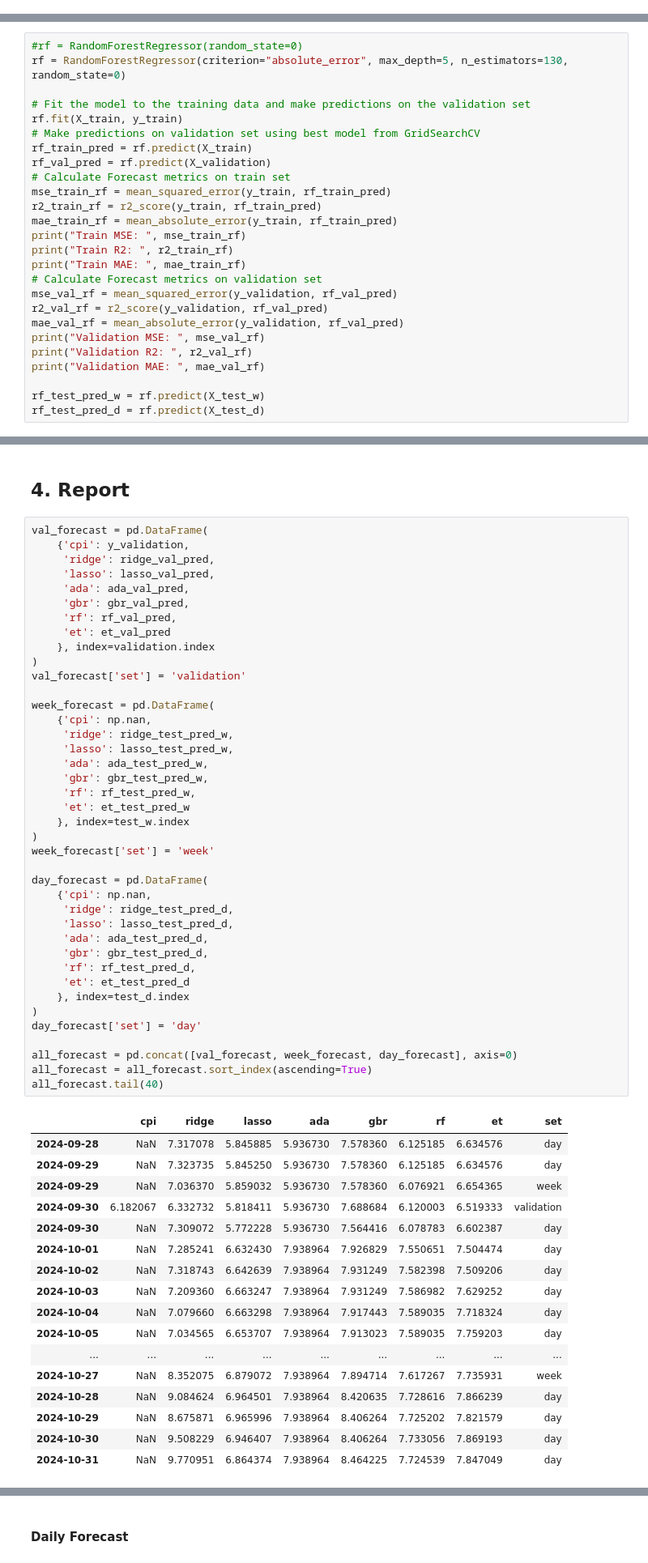
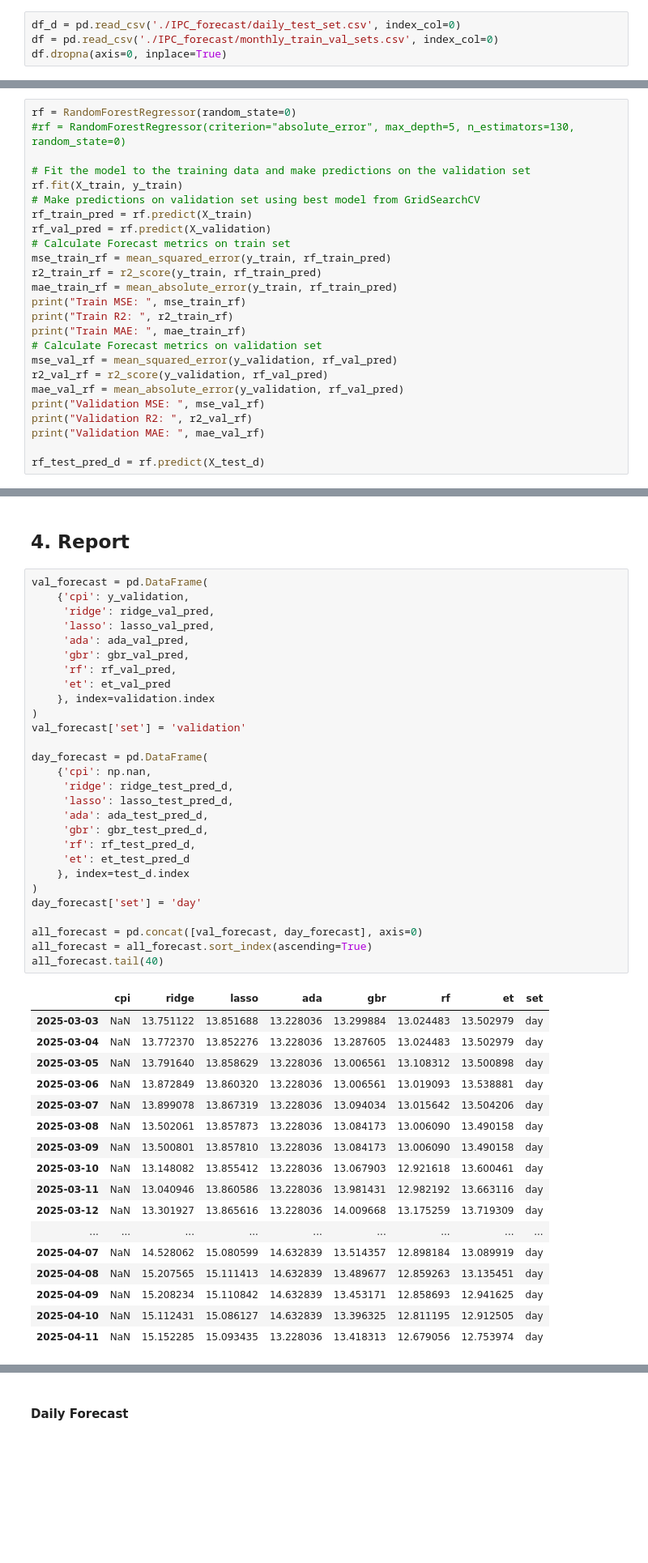
Before and after one commit to osmarbolivar/Sentiment-Analysis-Criptocurrency, a Jupyter notebook: F0_Forecast.ipynb, the cells around one changed output, grey strips where cells are left out. Shown at 81% size. Drawn from its saved outputs; the diff is of its cells as text; blank space fills up the shorter version.

Commit message:
inflation_forecast

```diff
--- a/F0_Forecast.ipynb
+++ b/F0_Forecast.ipynb
@@ -65,3 +22,7 @@ df_d.drop(columns=["freq"], inplace=True)
+# %%
+df_d = pd.read_csv('./IPC_forecast/daily_test_set.csv', index_col=0)
+df = pd.read_csv('./IPC_forecast/monthly_train_val_sets.csv', index_col=0)
+df.dropna(axis=0, inplace=True)
 # %%
 isna = df.isna().sum()
 isna[isna > 0]
@@ -388,8 +327,8 @@ Validation MSE:  0.324
 Validation R2:  0.853
 Validation MAE:  0.434
 # %%
-#rf = RandomForestRegressor(random_state=0)
-rf = RandomForestRegressor(criterion="absolute_error", max_depth=5, n_estimators=130, random_state=0)
+rf = RandomForestRegressor(random_state=0)
+#rf = RandomForestRegressor(criterion="absolute_error", max_depth=5, n_estimators=130, random_state=0)
 
 # Fit the model to the training data and make predictions on the validation set
 rf.fit(X_train, y_train)
@@ -411,6 +350,5 @@ print("Validation MSE: ", mse_val_rf)
 print("Validation R2: ", r2_val_rf)
 print("Validation MAE: ", mae_val_rf)
 
-rf_test_pred_w = rf.predict(X_test_w)
 rf_test_pred_d = rf.predict(X_test_d)
 # %% [output]
@@ -510,61 +446,49 @@ feature_importance_et.head(30)
 # %%
 val_forecast = pd.DataFrame(
     {'cpi': y_validation,
      'ridge': ridge_val_pred,
      'lasso': lasso_val_pred,
      'ada': ada_val_pred,
      'gbr': gbr_val_pred,
      'rf': rf_val_pred,
      'et': et_val_pred
     }, index=validation.index
 )
 val_forecast['set'] = 'validation'
 
-week_forecast = pd.DataFrame(
-    {'cpi': np.nan,
-     'ridge': ridge_test_pred_w,
-     'lasso': lasso_test_pred_w,
-     'ada': ada_test_pred_w,
-     'gbr': gbr_test_pred_w,
-     'rf': rf_test_pred_w,
-     'et': et_test_pred_w
-    }, index=test_w.index
-)
-week_forecast['set'] = 'week'
-
 day_forecast = pd.DataFrame(
     {'cpi': np.nan,
      'ridge': ridge_test_pred_d,
      'lasso': lasso_test_pred_d,
      'ada': ada_test_pred_d,
      'gbr': gbr_test_pred_d,
      'rf': rf_test_pred_d,
      'et': et_test_pred_d
     }, index=test_d.index
 )
 day_forecast['set'] = 'day'
 
-all_forecast = pd.concat([val_forecast, week_forecast, day_forecast], axis=0)
+all_forecast = pd.concat([val_forecast, day_forecast], axis=0)
 all_forecast = all_forecast.sort_index(ascending=True)
 all_forecast.tail(40)
 # %% [output]
 |  | cpi | ridge | lasso | ada | gbr | rf | et | set |
-| 2024-09-28 | NaN | 7.317078 | 5.845885 | 5.936730 | 7.578360 | 6.125185 | 6.634576 | day |
-| 2024-09-29 | NaN | 7.323735 | 5.845250 | 5.936730 | 7.578360 | 6.125185 | 6.634576 | day |
-| 2024-09-29 | NaN | 7.036370 | 5.859032 | 5.936730 | 7.578360 | 6.076921 | 6.654365 | week |
-| 2024-09-30 | 6.182067 | 6.332732 | 5.818411 | 5.936730 | 7.688684 | 6.120003 | 6.519333 | validation |
-| 2024-09-30 | NaN | 7.309072 | 5.772228 | 5.936730 | 7.564416 | 6.078783 | 6.602387 | day |
-| 2024-10-01 | NaN | 7.285241 | 6.632430 | 7.938964 | 7.926829 | 7.550651 | 7.504474 | day |
-| 2024-10-02 | NaN | 7.318743 | 6.642639 | 7.938964 | 7.931249 | 7.582398 | 7.509206 | day |
-| 2024-10-03 | NaN | 7.209360 | 6.663247 | 7.938964 | 7.931249 | 7.586982 | 7.629252 | day |
-| 2024-10-04 | NaN | 7.079660 | 6.663298 | 7.938964 | 7.917443 | 7.589035 | 7.718324 | day |
-| 2024-10-05 | NaN | 7.034565 | 6.653707 | 7.938964 | 7.913023 | 7.589035 | 7.759203 | day |
+| 2025-03-03 | NaN | 13.751122 | 13.851688 | 13.228036 | 13.299884 | 13.024483 | 13.502979 | day |
+| 2025-03-04 | NaN | 13.772370 | 13.852276 | 13.228036 | 13.287605 | 13.024483 | 13.502979 | day |
+| 2025-03-05 | NaN | 13.791640 | 13.858629 | 13.228036 | 13.006561 | 13.108312 | 13.500898 | day |
+| 2025-03-06 | NaN | 13.872849 | 13.860320 | 13.228036 | 13.006561 | 13.019093 | 13.538881 | day |
+| 2025-03-07 | NaN | 13.899078 | 13.867319 | 13.228036 | 13.094034 | 13.015642 | 13.504206 | day |
+| 2025-03-08 | NaN | 13.502061 | 13.857873 | 13.228036 | 13.084173 | 13.006090 | 13.490158 | day |
+| 2025-03-09 | NaN | 13.500801 | 13.857810 | 13.228036 | 13.084173 | 13.006090 | 13.490158 | day |
+| 2025-03-10 | NaN | 13.148082 | 13.855412 | 13.228036 | 13.067903 | 12.921618 | 13.600461 | day |
+| 2025-03-11 | NaN | 13.040946 | 13.860586 | 13.228036 | 13.981431 | 12.982192 | 13.663116 | day |
+| 2025-03-12 | NaN | 13.301927 | 13.865616 | 13.228036 | 14.009668 | 13.175259 | 13.719309 | day |
 | ... | ... | ... | ... | ... | ... | ... | ... | ... |
-| 2024-10-27 | NaN | 8.352075 | 6.879072 | 7.938964 | 7.894714 | 7.617267 | 7.735931 | week |
-| 2024-10-28 | NaN | 9.084624 | 6.964501 | 7.938964 | 8.420635 | 7.728616 | 7.866239 | day |
-| 2024-10-29 | NaN | 8.675871 | 6.965996 | 7.938964 | 8.406264 | 7.725202 | 7.821579 | day |
-| 2024-10-30 | NaN | 9.508229 | 6.946407 | 7.938964 | 8.406264 | 7.733056 | 7.869193 | day |
-| 2024-10-31 | NaN | 9.770951 | 6.864374 | 7.938964 | 8.464225 | 7.724539 | 7.847049 | day |
+| 2025-04-07 | NaN | 14.528062 | 15.080599 | 14.632839 | 13.514357 | 12.898184 | 13.089919 | day |
+| 2025-04-08 | NaN | 15.207565 | 15.111413 | 14.632839 | 13.489677 | 12.859263 | 13.135451 | day |
+| 2025-04-09 | NaN | 15.208234 | 15.110842 | 14.632839 | 13.453171 | 12.858693 | 12.941625 | day |
+| 2025-04-10 | NaN | 15.112431 | 15.086127 | 14.632839 | 13.396325 | 12.811195 | 12.912505 | day |
+| 2025-04-11 | NaN | 15.152285 | 15.093435 | 13.228036 | 13.418313 | 12.679056 | 12.753974 | day |
 # %%
 metrics = pd.DataFrame(
     {'MSE': [mse_val_ridge, mse_val_lasso, mse_val_ada, mse_val_gbr, mse_val_rf, mse_val_et],
```
Also changed, not shown: parts of 38 cells of this notebook, 15 other files.
